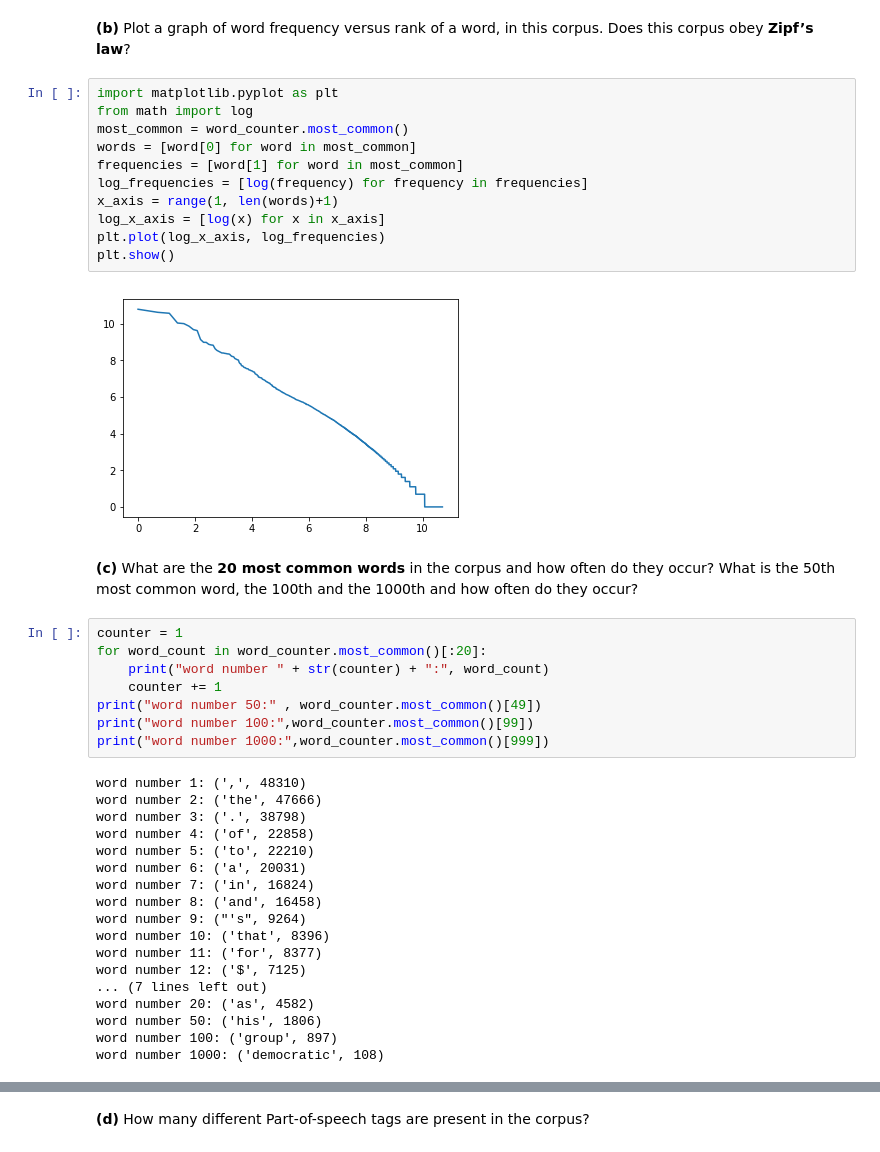
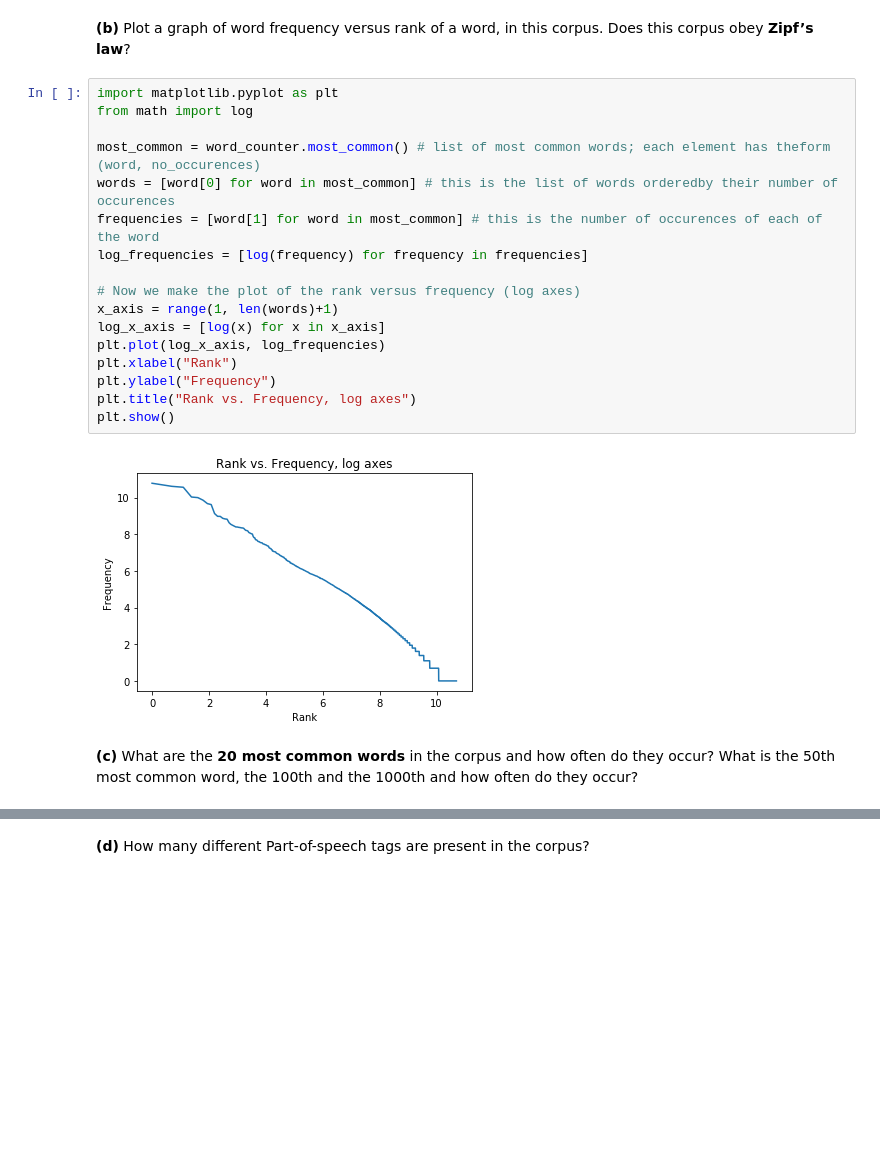
Before and after one commit to HaukurPall/NLP1-2017, a Jupyter notebook: lab1/lab1.ipynb, the cells around one changed output, grey strips where cells are left out. Saved outputs shown, nothing was run; the diff lists cells and outputs as text; blank space fills up the shorter version.

```diff
--- a/lab1/lab1.ipynb
+++ b/lab1/lab1.ipynb
@@ -120,41 +120,21 @@ For the rest of this exercise you should use the **original orthography** of the
 # %%
 import matplotlib.pyplot as plt
 from math import log
-most_common = word_counter.most_common()
-words = [word[0] for word in most_common]
-frequencies = [word[1] for word in most_common]
+
+most_common = word_counter.most_common() # list of most common words; each element has theform (word, no_occurences)
+words = [word[0] for word in most_common] # this is the list of words orderedby their number of occurences
+frequencies = [word[1] for word in most_common] # this is the number of occurences of each of the word
 log_frequencies = [log(frequency) for frequency in frequencies]
+
+# Now we make the plot of the rank versus frequency (log axes)
 x_axis = range(1, len(words)+1)
 log_x_axis = [log(x) for x in x_axis]
 plt.plot(log_x_axis, log_frequencies)
+plt.xlabel("Rank")
+plt.ylabel("Frequency")
+plt.title("Rank vs. Frequency, log axes")
 plt.show()
 # %% [output]
-[figure, old version]
+[figure, new version]
 # %% [markdown]
 **(c)** What are the **20 most common words** in the corpus and how often do they occur? What is the 50th most common word, the 100th and the 1000th and how often do they occur?
-# %%
-counter = 1
-for word_count in word_counter.most_common()[:20]:
-    print("word number " + str(counter) + ":", word_count)
-    counter += 1
-print("word number 50:" , word_counter.most_common()[49])
-print("word number 100:",word_counter.most_common()[99])
-print("word number 1000:",word_counter.most_common()[999])
-# %% [output]
-word number 1: (',', 48310)
-word number 2: ('the', 47666)
-word number 3: ('.', 38798)
-word number 4: ('of', 22858)
-word number 5: ('to', 22210)
-word number 6: ('a', 20031)
-word number 7: ('in', 16824)
-word number 8: ('and', 16458)
-word number 9: ("'s", 9264)
-word number 10: ('that', 8396)
-word number 11: ('for', 8377)
-word number 12: ('$', 7125)
-... (7 lines left out)
-word number 20: ('as', 4582)
-word number 50: ('his', 1806)
-word number 100: ('group', 897)
-word number 1000: ('democratic', 108)
```
Also changed, not shown: parts of 2 cells of this notebook.
